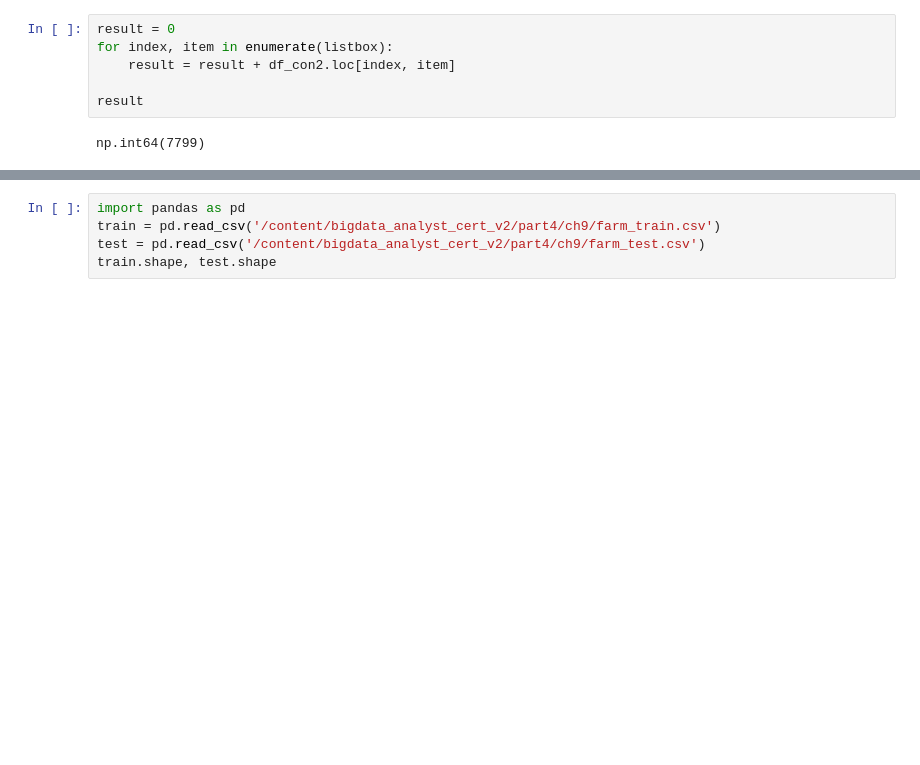
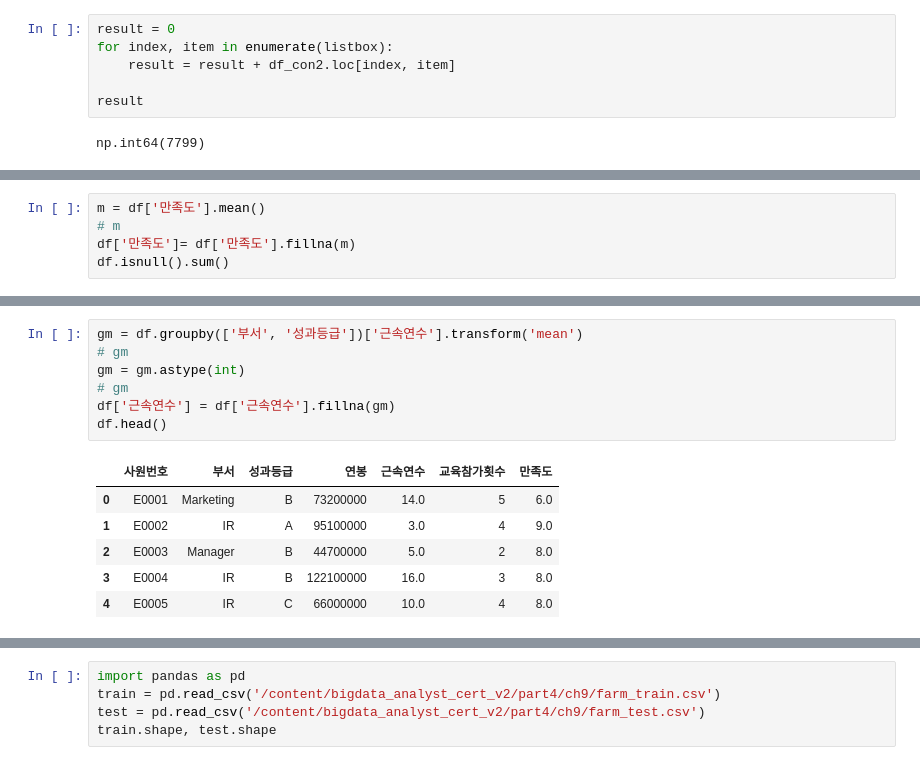
Before and after one commit to va4756/yemoon_bigdata_test, a Jupyter notebook: sinagong_bigdata.ipynb, the cells around one changed output, grey strips where cells are left out. Cells and saved outputs as stored; diff of their text form; blank space fills up the shorter version.

```diff
--- a/sinagong_bigdata.ipynb
+++ b/sinagong_bigdata.ipynb
@@ -3128,0 +3155,5 @@ np.int64(7799)
+# %%
+m = df['만족도'].mean()
+# m
+df['만족도']= df['만족도'].fillna(m)
+df.isnull().sum()
@@ -3128,0 +3170,14 @@ np.int64(7799)
+# %%
+gm = df.groupby(['부서', '성과등급'])['근속연수'].transform('mean')
+# gm
+gm = gm.astype(int)
+# gm
+df['근속연수'] = df['근속연수'].fillna(gm)
+df.head()
+# %% [output]
+|  | 사원번호 | 부서 | 성과등급 | 연봉 | 근속연수 | 교육참가횟수 | 만족도 |
+| 0 | E0001 | Marketing | B | 73200000 | 14.0 | 5 | 6.0 |
+| 1 | E0002 | IR | A | 95100000 | 3.0 | 4 | 9.0 |
+| 2 | E0003 | Manager | B | 44700000 | 5.0 | 2 | 8.0 |
+| 3 | E0004 | IR | B | 122100000 | 16.0 | 3 | 8.0 |
+| 4 | E0005 | IR | C | 66000000 | 10.0 | 4 | 8.0 |
```
Also changed, not shown: parts of 51 cells of this notebook.
